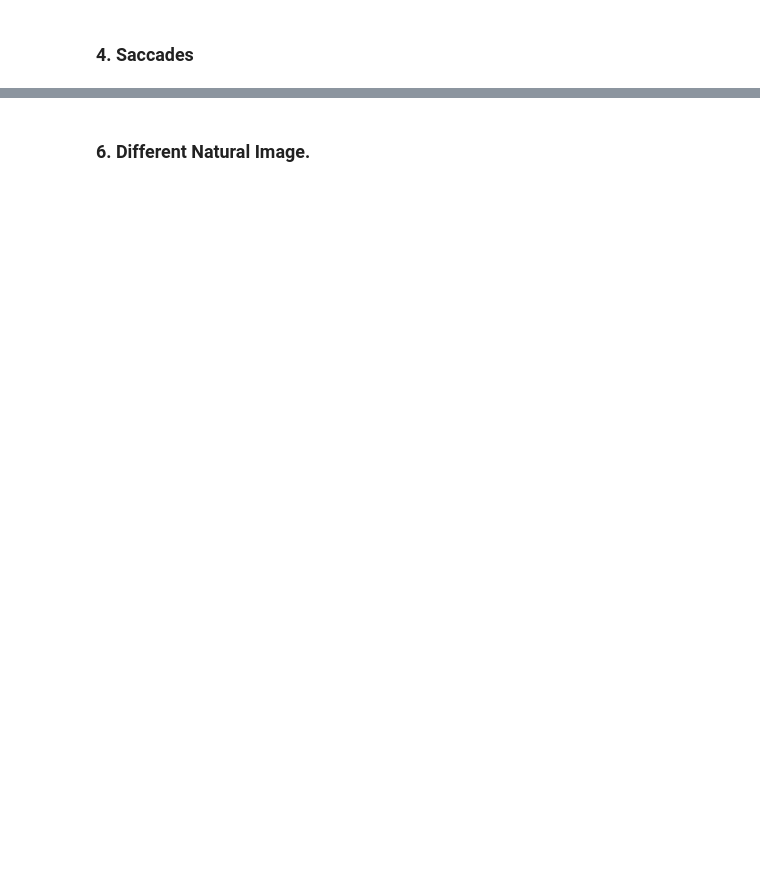
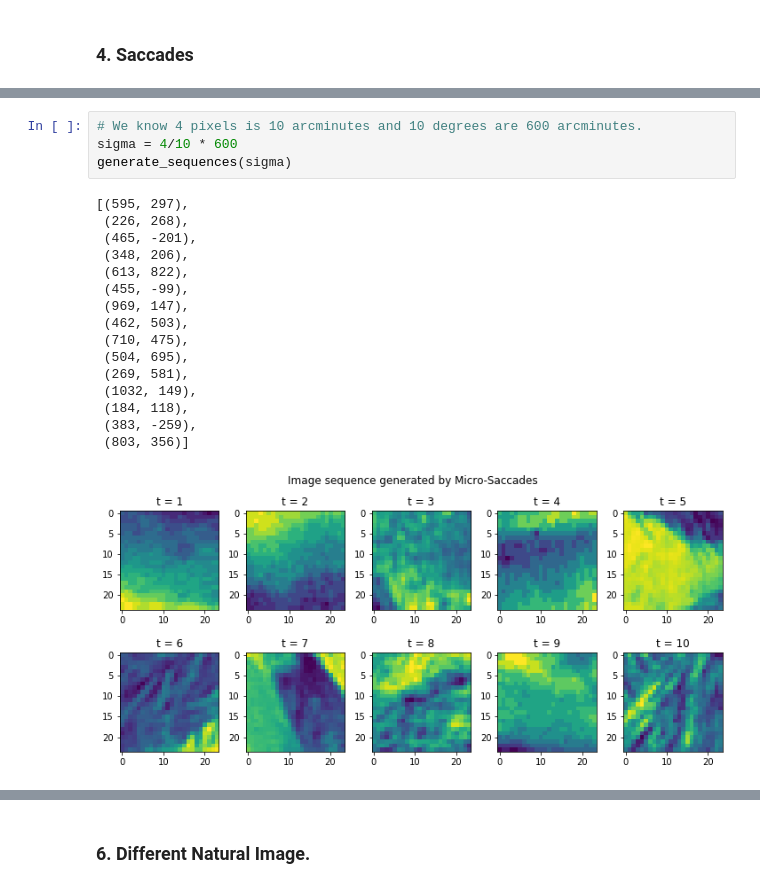
Before and after one commit to DorotheaMueller/mhbf, a Jupyter notebook: ex_1_budding_mueller.ipynb, the cells around one changed output, grey strips where cells are left out. Drawn from its saved outputs; the diff is of its cells as text; blank space fills up the shorter version.

```diff
--- a/ex_1_budding_mueller.ipynb
+++ b/ex_1_budding_mueller.ipynb
@@ -338,0 +302,21 @@ Observation
+# %%
+# We know 4 pixels is 10 arcminutes and 10 degrees are 600 arcminutes.
+sigma = 4/10 * 600
+generate_sequences(sigma)
+# %% [output]
+[(595, 297),
+ (226, 268),
+ (465, -201),
+ (348, 206),
+ (613, 822),
+ (455, -99),
+ (969, 147),
+ (462, 503),
+ (710, 475),
+ (504, 695),
+ (269, 581),
+ (1032, 149),
+ (184, 118),
+ (383, -259),
+ (803, 356)]
+[figure, added]
```
Also changed, not shown: parts of 21 cells of this notebook.
